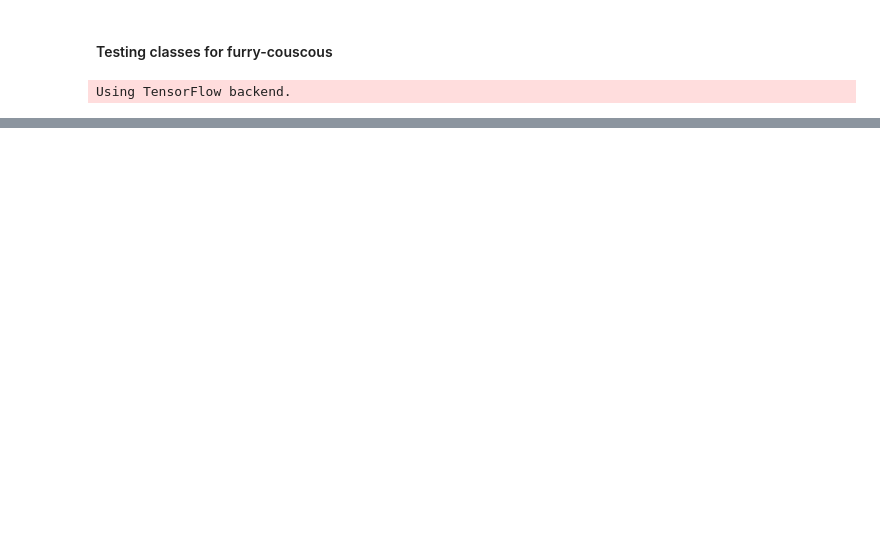
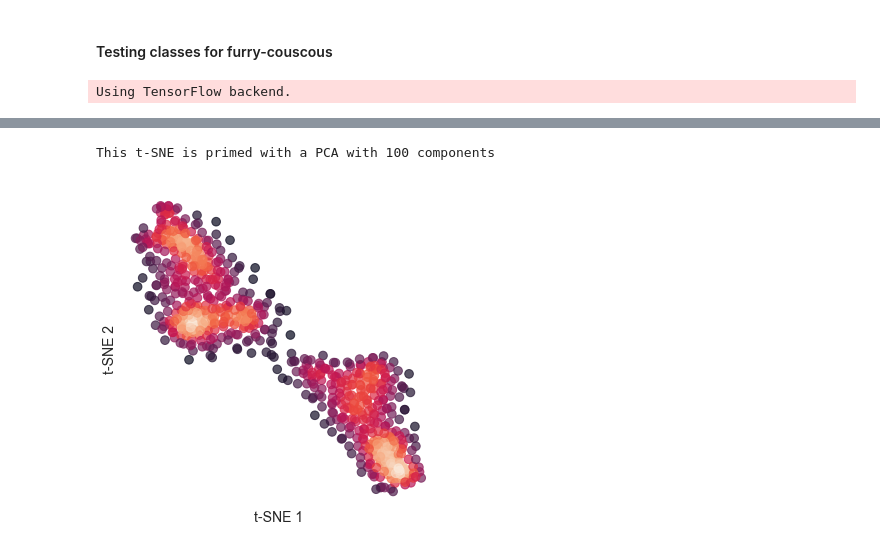
Before and after one commit to codyheiser/furry-couscous, a Jupyter notebook: fcc_classes_tutorial.ipynb, the cells around one changed output, grey strips where cells are left out. Cells and saved outputs as stored; diff of their text form; code cells hidden in the pictures; blank space fills up the shorter version.

```diff
--- a/fcc_classes_tutorial.ipynb
+++ b/fcc_classes_tutorial.ipynb
@@ -143,0 +116,10 @@ Clustering not yet determined. Assign clusters with self.clu.assign().
+# %%
+%%time
+# we could also create a tSNE primed with our PCA results just as easily with the .results attribute of the PCA object
+test1_PCA_tSNE = fcc_tSNE(test1_PCA.results, perplexity=30)
+# to check how many components we used in the original PCA, just call the object's attribute
+print('This t-SNE is primed with a PCA with {} components'.format(test1_PCA.components))
+test1_PCA_tSNE.plot()
+# %% [output]
+This t-SNE is primed with a PCA with 100 components
+[figure, added]
```
Also changed, not shown: parts of 40 cells of this notebook, 2 other files.
